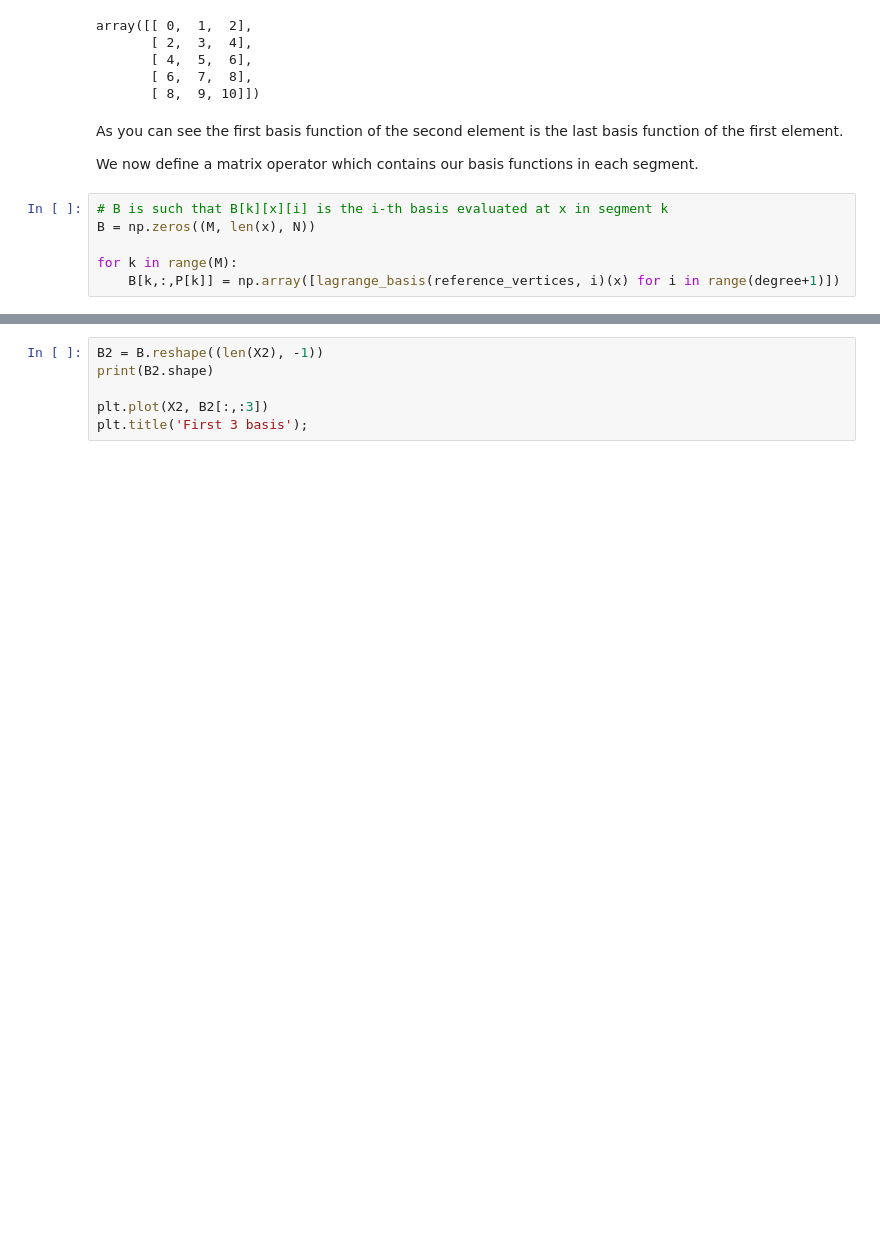
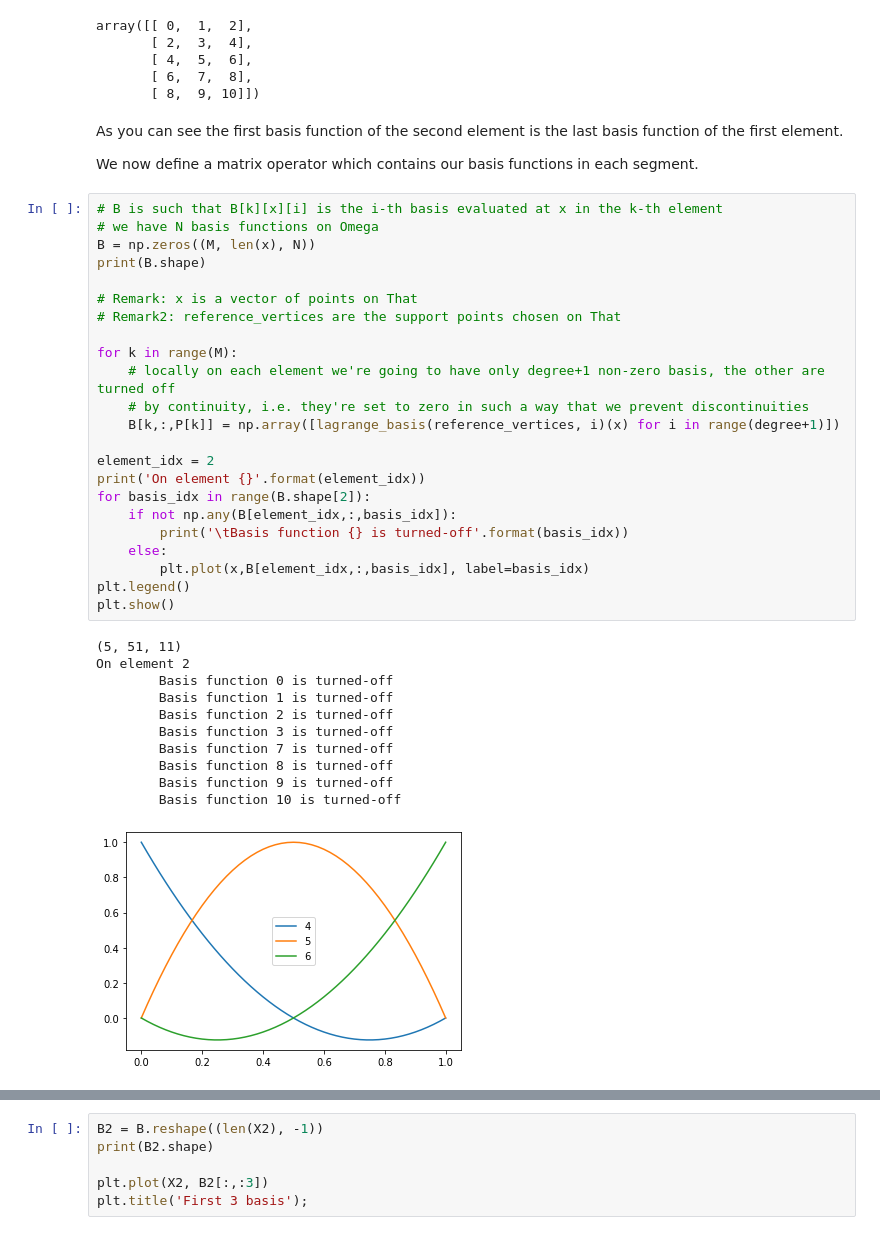
Before and after one commit to fandreuzzi-dssc/numerical-analysis, a Jupyter notebook: FEM_1d.ipynb, the cells around one changed output, grey strips where cells are left out. Cells and saved outputs as stored; diff of their text form; blank space fills up the shorter version.

```diff
--- a/FEM_1d.ipynb
+++ b/FEM_1d.ipynb
@@ -205,8 +216,37 @@ As you can see the first basis function of the second element is the last basis
 
 We now define a matrix operator which contains our basis functions in each segment.
 # %%
-# B is such that B[k][x][i] is the i-th basis evaluated at x in segment k
+# B is such that B[k][x][i] is the i-th basis evaluated at x in the k-th element
+# we have N basis functions on Omega
 B = np.zeros((M, len(x), N))
+print(B.shape)
+
+# Remark: x is a vector of points on That
+# Remark2: reference_vertices are the support points chosen on That
 
 for k in range(M):
+    # locally on each element we're going to have only degree+1 non-zero basis, the other are turned off
+    # by continuity, i.e. they're set to zero in such a way that we prevent discontinuities
     B[k,:,P[k]] = np.array([lagrange_basis(reference_vertices, i)(x) for i in range(degree+1)])
+
+element_idx = 2
+print('On element {}'.format(element_idx))
+for basis_idx in range(B.shape[2]):
+    if not np.any(B[element_idx,:,basis_idx]):
+        print('\tBasis function {} is turned-off'.format(basis_idx))
+    else:
+        plt.plot(x,B[element_idx,:,basis_idx], label=basis_idx)
+plt.legend()
+plt.show()
+# %% [output]
+(5, 51, 11)
+On element 2
+        Basis function 0 is turned-off
+        Basis function 1 is turned-off
+        Basis function 2 is turned-off
+        Basis function 3 is turned-off
+        Basis function 7 is turned-off
+        Basis function 8 is turned-off
+        Basis function 9 is turned-off
+        Basis function 10 is turned-off
+[figure, added]
```
Also changed, not shown: parts of 14 cells of this notebook.
